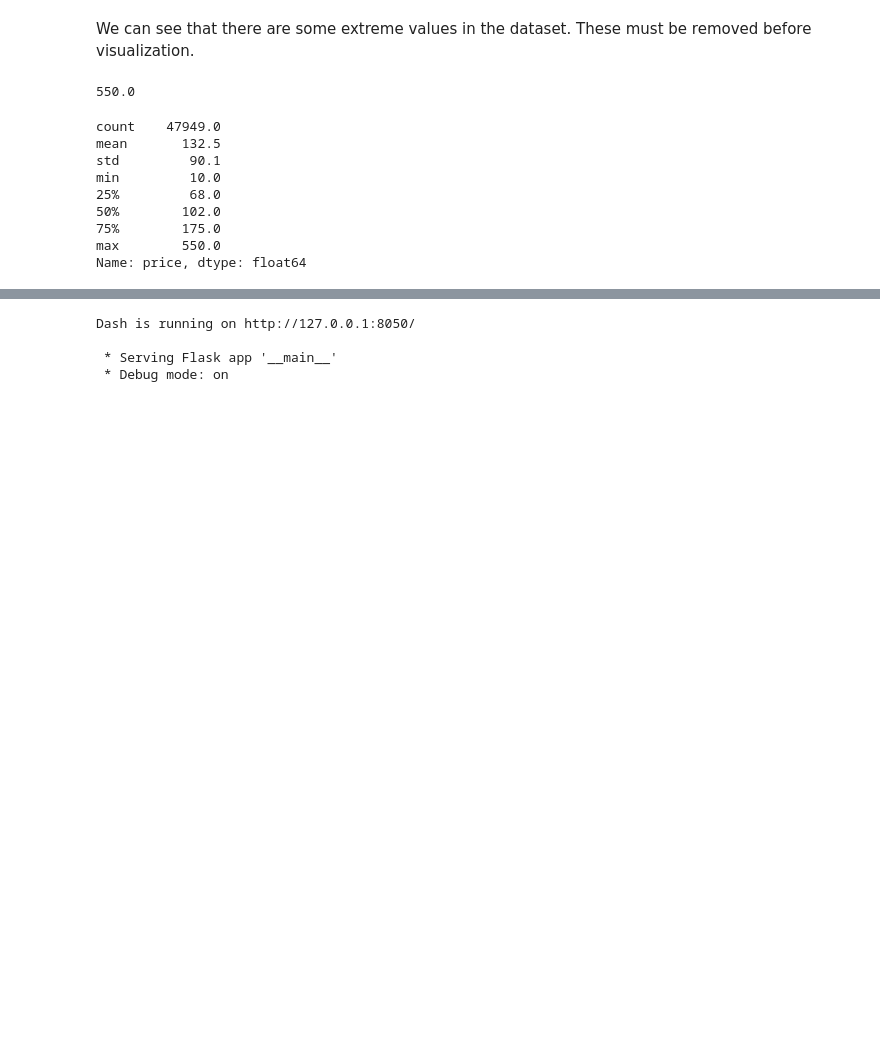
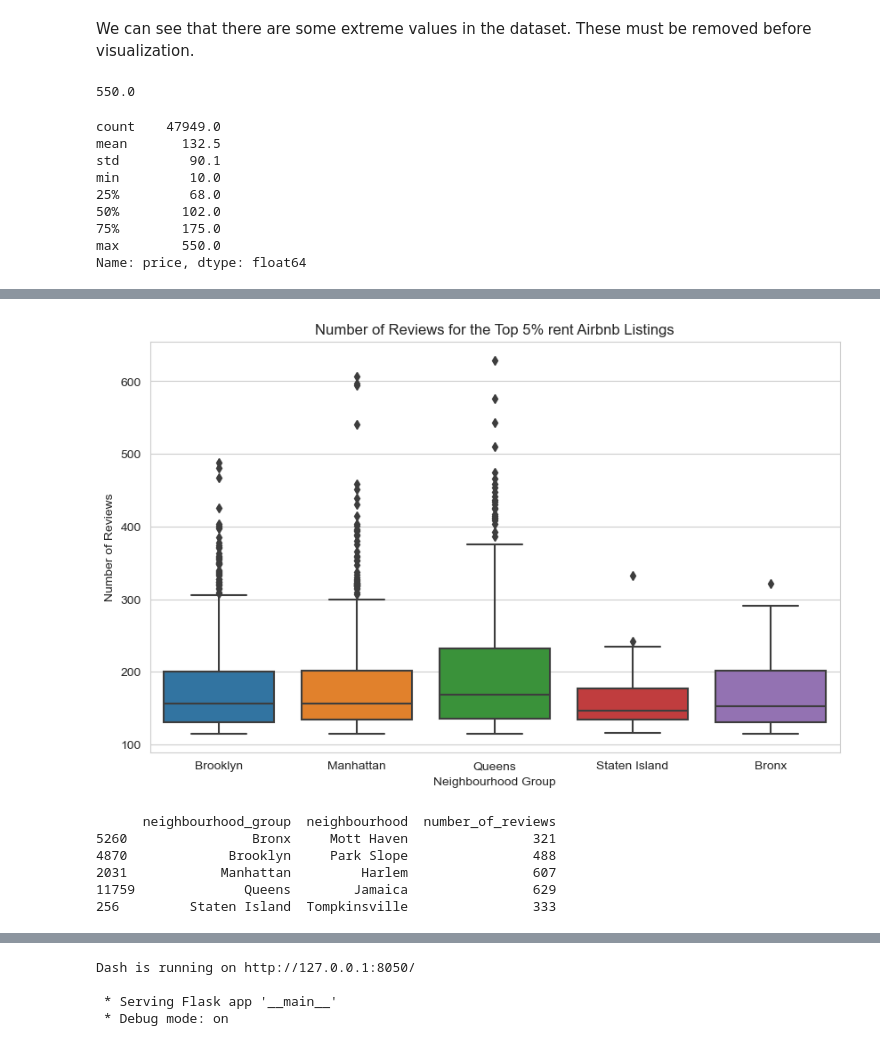
Before and after one commit to ItsAlexousd/umich-airbnb-explorer-nyc, a Jupyter notebook: airbnb-explorer-nyc.ipynb, the cells around one changed output, grey strips where cells are left out. Drawn from its saved outputs; the diff is of its cells as text; code cells hidden in the pictures; blank space fills up the shorter version.

Commit message:
feat: wip merge feat/neighbourhood

```diff
--- a/airbnb-explorer-nyc.ipynb
+++ b/airbnb-explorer-nyc.ipynb
@@ -130,0 +175,37 @@ mean_price = round(df["price"].mean())
+# %%
+# Calculate the 95th percentile of the number of reviews
+reviews_threshold = df['number_of_reviews'].quantile(0.95)
+
+# Filter the DataFrame to keep the top 5% of listings based on the number of reviews
+top_5_percent = df[df['number_of_reviews'] >= reviews_threshold]
+
+# Set the plot style
+sns.set_style('whitegrid')
+
+# Create the box plot
+plt.figure(figsize=(10, 6))
+sns.boxplot(data=top_5_percent, x='neighbourhood_group', y='number_of_reviews')
+plt.title('Number of Reviews for the Top 5% rent Airbnb Listings')
+plt.xlabel('Neighbourhood Group')
+plt.ylabel('Number of Reviews')
+
+# Display the chart
+plt.show()
+# %% [output]
+[figure, added]
+# %%
+# Get the row with the maximum number of reviews for each neighbourhood group
+most_reviews_listings = df.groupby('neighbourhood_group')['number_of_reviews'].idxmax()
+
+# Get the corresponding rows for the listings with the most reviews
+most_reviews_data = df.loc[most_reviews_listings, ['neighbourhood_group', 'neighbourhood', 'number_of_reviews']]
+
+# Display the listings with the most reviews
+print(most_reviews_data)
+# %% [output]
+      neighbourhood_group  neighbourhood  number_of_reviews
+5260                Bronx     Mott Haven                321
+4870             Brooklyn     Park Slope                488
+2031            Manhattan         Harlem                607
+11759              Queens        Jamaica                629
+256         Staten Island  Tompkinsville                333
```
Also changed, not shown: parts of 8 cells of this notebook.
